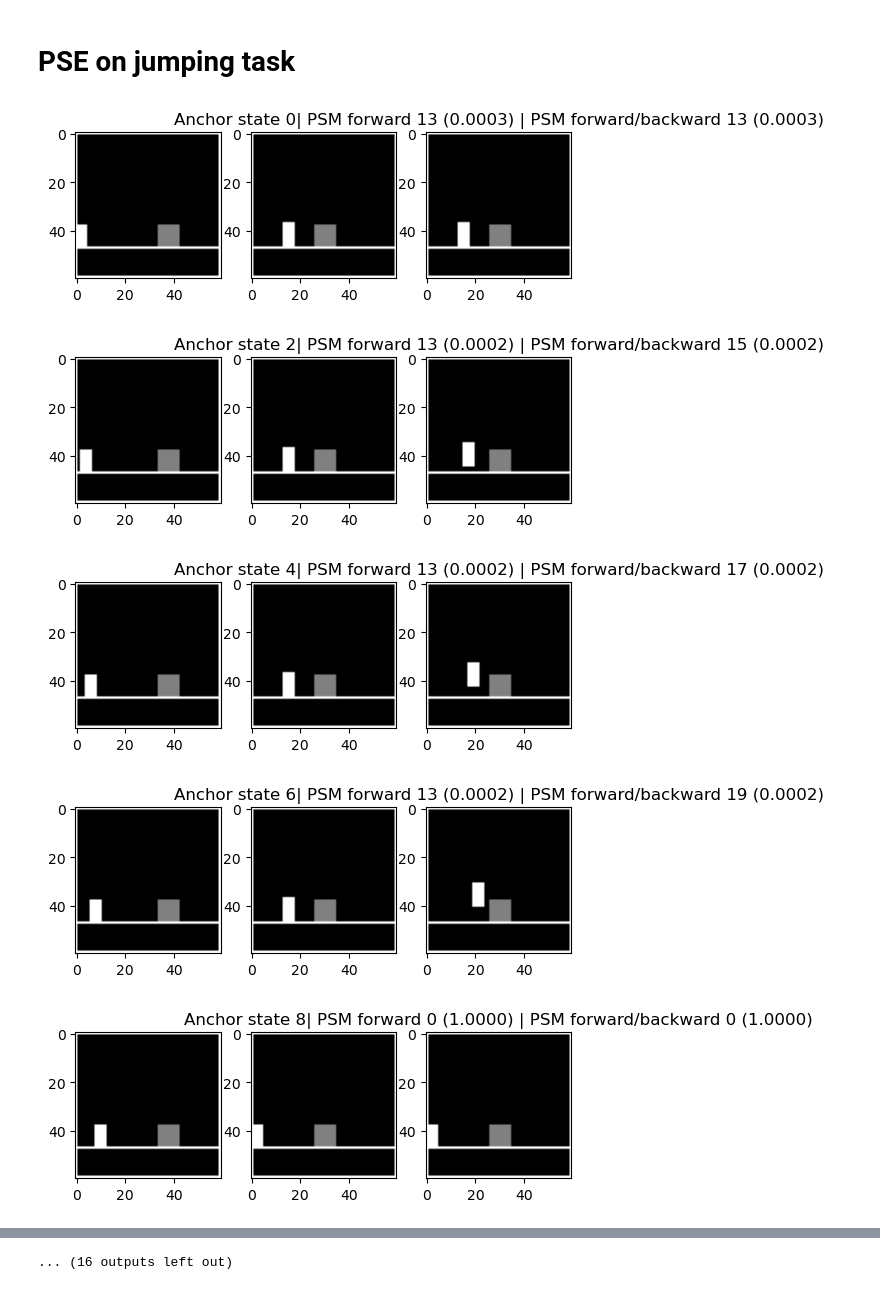
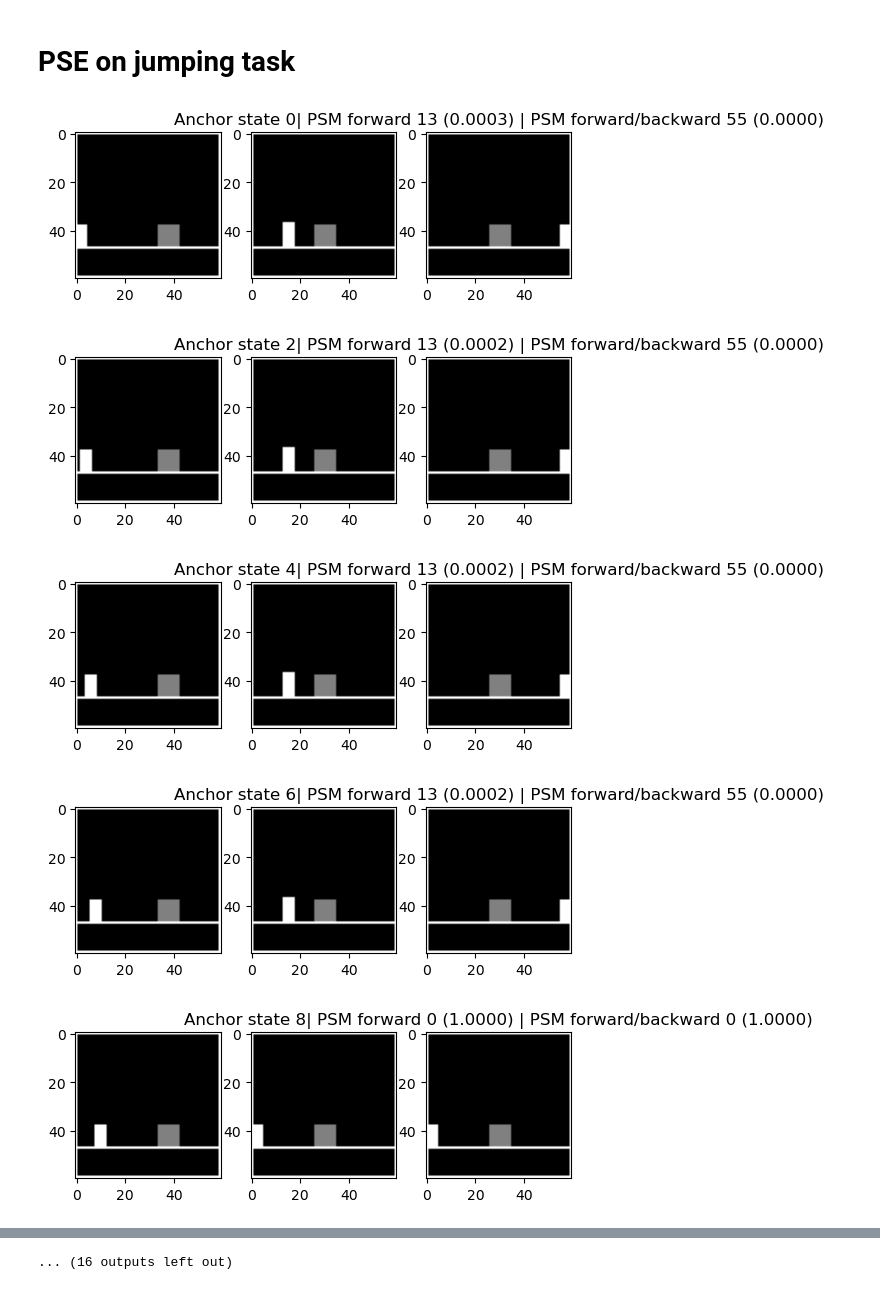
Before and after one commit to manusimidt/jku_master_thesis, a Jupyter notebook: visualize_psm.ipynb, the cells around one changed output, grey strips where cells are left out. Drawn from its saved outputs; the diff is of its cells as text; code cells hidden in the pictures.

Commit message:
Multiple Improvements
Added mutliprocessing,
Added fast forward-backward PSM

```diff
--- a/visualize_psm.ipynb
+++ b/visualize_psm.ipynb
@@ -143,30 +140,33 @@ print(psm.psm_fb([0,0,0,1,0], [0,1,0,0,0]))
 # %%
 psm_forward = psm.psm_default(actions_x, actions_y)
 psm_fb = psm.psm_fb(actions_x, actions_y)
-psm_fb = psm.psm_paper_fb(torch.tensor(actions_x), torch.tensor(actions_y))
 
-assert np.allclose(psm_forward, psm.psm_paper(torch.tensor(actions_x), torch.tensor(actions_y))) , "My method computes other PSM values than the one from the paper!"
+psm_forward_fast = psm.psm_f_fast(torch.tensor(actions_x), torch.tensor(actions_y))
+psm_fb_fast = psm.psm_fb_fast(torch.tensor(actions_x), torch.tensor(actions_y))
+
+assert np.allclose(psm_forward, psm_forward_fast) , "Different psm values for fast and slow version!"
+assert np.allclose(psm_fb, psm_fb_fast) , "Different psm values for fast and slow version!"
 
 beta = 0.1
 psm_forward = np.exp(-psm_forward / beta)
 psm_fb = np.exp(-psm_fb / beta)
 
 for compare_idx in range(0, len(actions_y)):
     # Given the state at index compare_idx, which state in Y is most similar?
     idx_forward = np.argmax(psm_forward[:, compare_idx])
     idx_fb = np.argmax(psm_fb[:,compare_idx])
 
     if compare_idx % 2 == 0:
         compare_imgs(
             states_y[compare_idx],
             states_x[idx_forward],
             states_x[idx_fb],
             f"Anchor state {compare_idx}| PSM forward {idx_forward} ({psm_forward[idx_forward][compare_idx]:.4f}) | PSM forward/backward {idx_fb} ({psm_fb[idx_fb][compare_idx]:.4f})")
 # %% [output]
-[figure, old version]
+[figure, new version]
-[figure, old version]
+[figure, new version]
-[figure, old version]
+[figure, new version]
-[figure, old version]
+[figure, new version]
 [figure]
 [figure]
 [figure]
```
Also changed, not shown: parts of 3 cells of this notebook, 7 other files.
